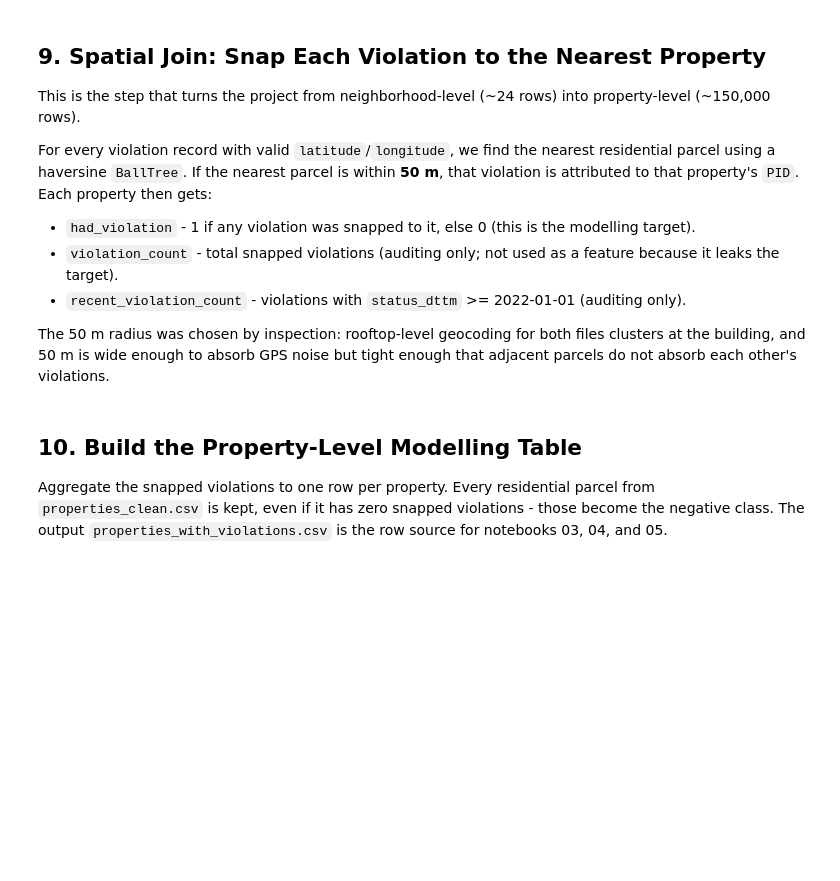
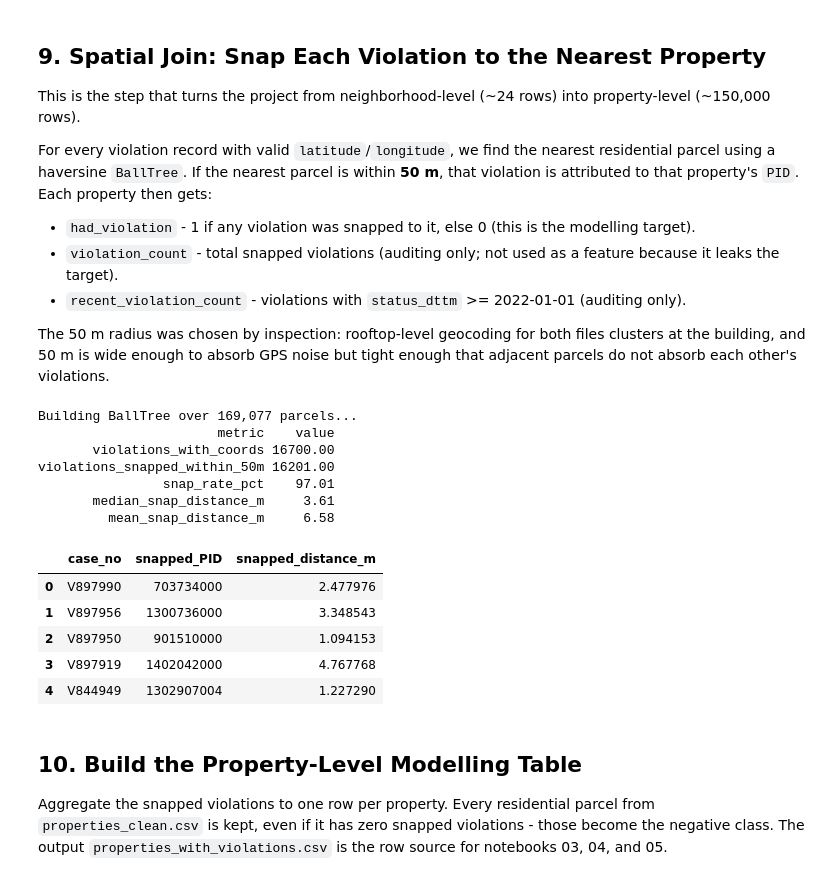
Before and after one commit to caiershuaige/cs506Xiaoluo-JiachengHe-renweiLi-Mengxing-Wang-Final-project, a Jupyter notebook: notebooks/02_data_cleaning.ipynb, the cells around one changed output. Cells and saved outputs as stored; diff of their text form; code cells hidden in the pictures; blank space fills up the shorter version.

```diff
--- a/notebooks/02_data_cleaning.ipynb
+++ b/notebooks/02_data_cleaning.ipynb
@@ -763,6 +876,7 @@ violations_geo['status_dttm'] = pd.to_datetime(violations_geo['status_dttm'], er
 properties_df['geocode_latitude'] = pd.to_numeric(properties_df['geocode_latitude'], errors='coerce')
 properties_df['geocode_longitude'] = pd.to_numeric(properties_df['geocode_longitude'], errors='coerce')
 properties_geo = properties_df.dropna(subset=['geocode_latitude', 'geocode_longitude']).copy().reset_index(drop=True)
+properties_geo['PID'] = properties_geo['PID'].astype('string').str.strip()
 
 # BallTree with haversine expects radians. Earth radius is 6,371,000 m, so 50 m = 50/6_371_000 radians.
 property_coords_rad = np.radians(properties_geo[['geocode_latitude', 'geocode_longitude']].to_numpy())
@@ -771,37 +885,50 @@ violation_coords_rad = np.radians(violations_geo[['latitude', 'longitude']].to_n
 print(f'Building BallTree over {len(properties_geo):,} parcels...')
 tree = BallTree(property_coords_rad, metric='haversine')
 distances_rad, indices = tree.query(violation_coords_rad, k=1)
 distances_m = distances_rad[:, 0] * 6_371_000
 nearest_property_index = indices[:, 0]
 
 snap_radius_m = 50.0
 within_radius = distances_m <= snap_radius_m
 
 violations_geo = violations_geo.reset_index(drop=True)
 violations_geo['snapped_property_idx'] = np.where(within_radius, nearest_property_index, -1)
 violations_geo['snapped_distance_m'] = distances_m
-violations_geo['snapped_PID'] = np.where(
-    within_radius,
-    properties_geo.loc[nearest_property_index, 'PID'].to_numpy(),
-    np.nan,
+violations_geo['snapped_PID'] = pd.Series(pd.NA, index=violations_geo.index, dtype='string')
+violations_geo.loc[within_radius, 'snapped_PID'] = (
+    properties_geo.iloc[nearest_property_index[within_radius]]['PID'].to_numpy()
 )
 
 snap_summary = pd.DataFrame({
     'metric': [
         'violations_with_coords', 'violations_snapped_within_50m',
         'snap_rate_pct', 'median_snap_distance_m', 'mean_snap_distance_m'
     ],
     'value': [
         len(violations_geo),
         int(within_radius.sum()),
         round(within_radius.mean() * 100, 2),
         round(float(np.median(distances_m[within_radius])), 2) if within_radius.any() else np.nan,
         round(float(np.mean(distances_m[within_radius])), 2) if within_radius.any() else np.nan,
     ]
 })
 snap_summary.to_csv(PROCESSED_DIR / 'spatial_join_summary.csv', index=False)
 print(snap_summary.to_string(index=False))
 violations_geo[['case_no', 'snapped_PID', 'snapped_distance_m']].head()
+# %% [output]
+Building BallTree over 169,077 parcels...
+                       metric    value
+       violations_with_coords 16700.00
+violations_snapped_within_50m 16201.00
+                snap_rate_pct    97.01
+       median_snap_distance_m     3.61
+         mean_snap_distance_m     6.58
+|  | case_no | snapped_PID | snapped_distance_m |
+| 0 | V897990 | 703734000 | 2.477976 |
+| 1 | V897956 | 1300736000 | 3.348543 |
+| 2 | V897950 | 901510000 | 1.094153 |
+| 3 | V897919 | 1402042000 | 4.767768 |
+| 4 | V844949 | 1302907004 | 1.227290 |
 # %% [markdown]
 ## 10. Build the Property-Level Modelling Table
 
```
Also changed, not shown: parts of 12 cells of this notebook, 42 other files.
